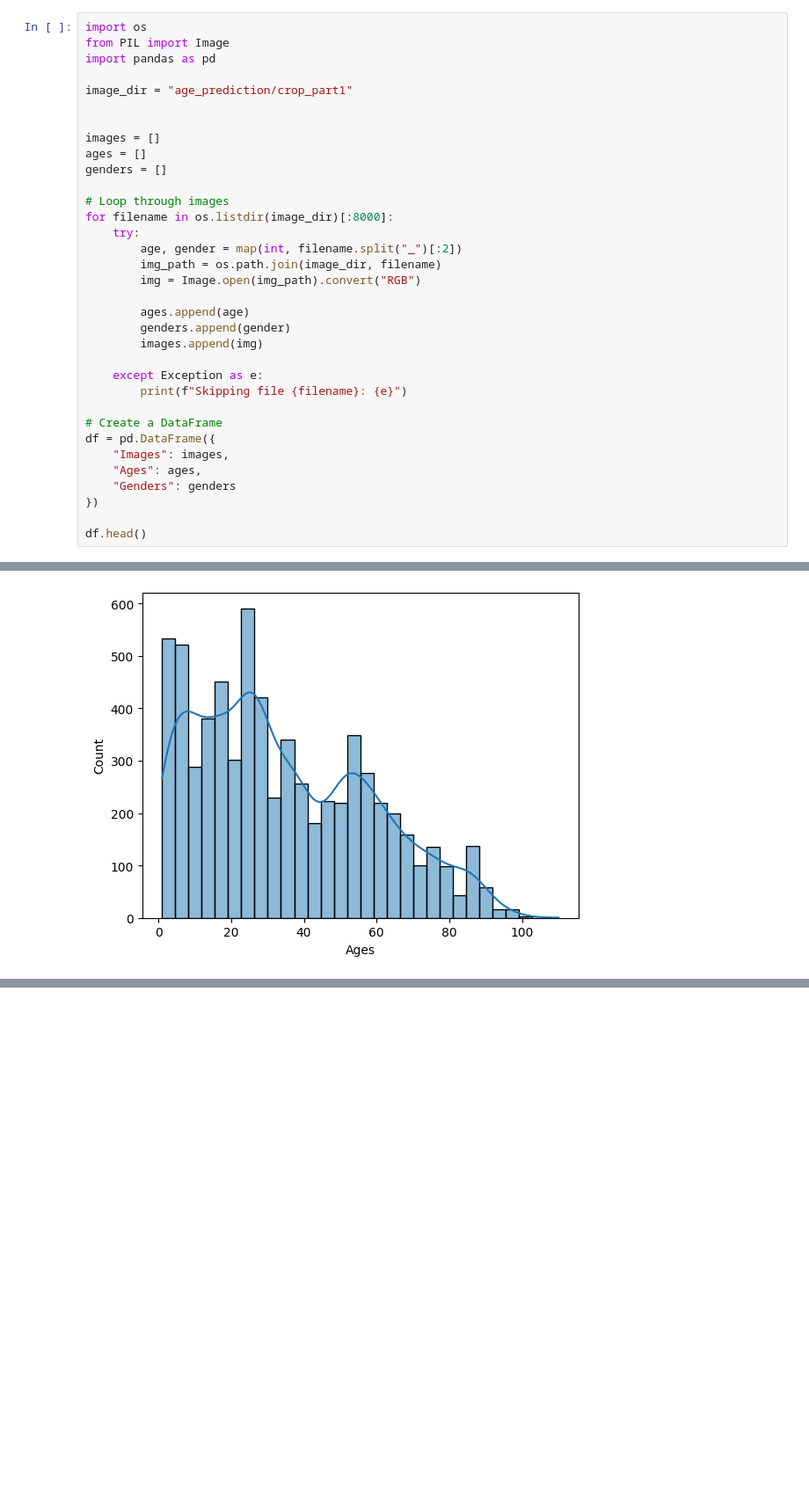
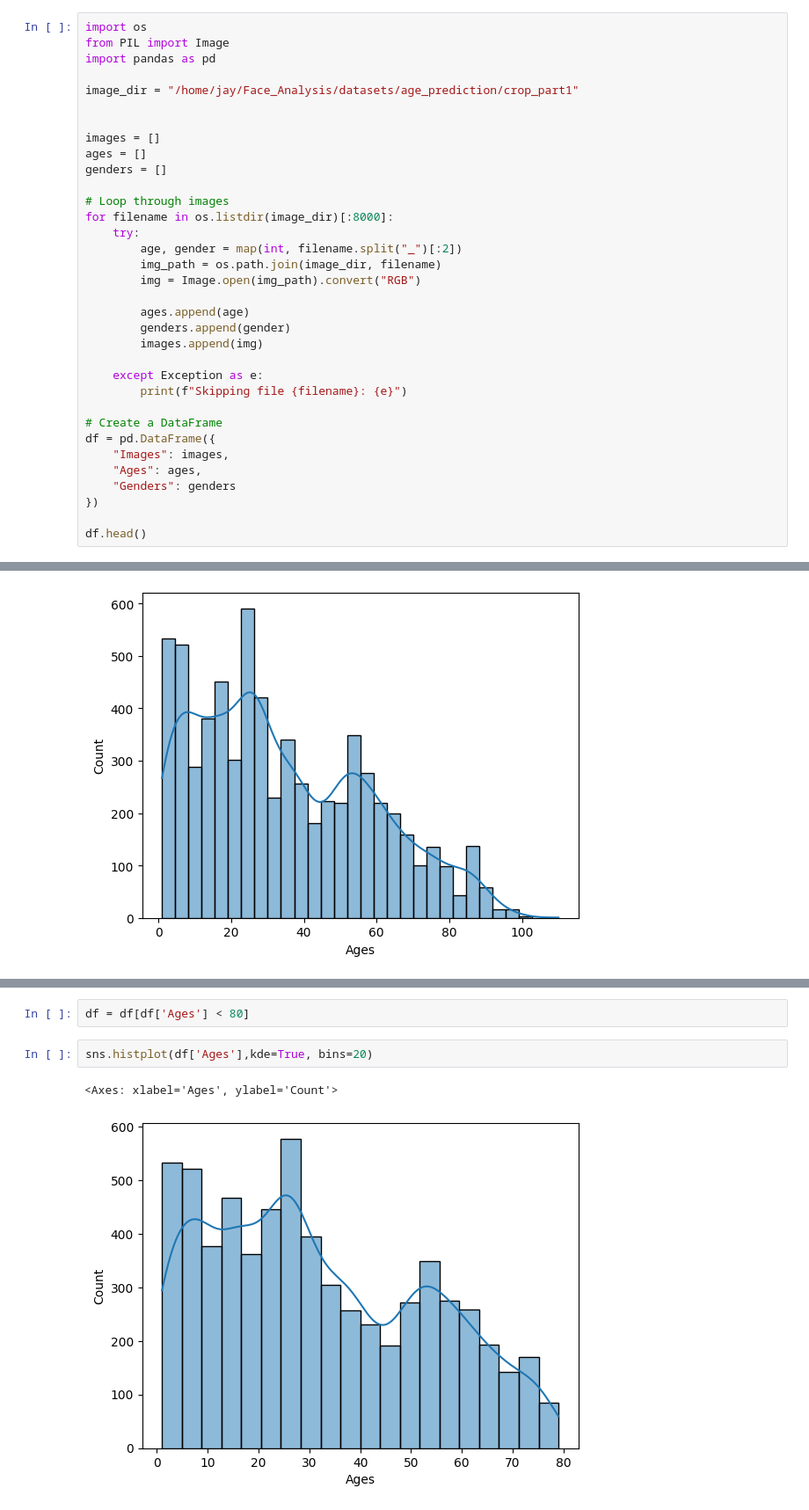
Before and after one commit to jayshivankar/Face-Analysis, a Jupyter notebook: Models/age_prediction.ipynb, the cells around one changed output, grey strips where cells are left out. Shown at 88% size. Drawn from its saved outputs; the diff is of its cells as text; blank space fills up the shorter version.

Commit message:
Age Prediction model

```diff
--- a/Models/age_prediction.ipynb
+++ b/Models/age_prediction.ipynb
@@ -16,7 +16,7 @@ import os
 from PIL import Image
 import pandas as pd
 
-image_dir = "age_prediction/crop_part1"
+image_dir = "/home/jay/Face_Analysis/datasets/age_prediction/crop_part1"
 
 
 images = []
@@ -96,0 +99,7 @@ sns.histplot(df['Ages'],kde=True, bins=30)
+# %%
+df = df[df['Ages'] < 80]
+# %%
+sns.histplot(df['Ages'],kde=True, bins=20)
+# %% [output]
+<Axes: xlabel='Ages', ylabel='Count'>
+[figure, added]
```
Also changed, not shown: parts of 3 cells of this notebook, 1 other file.
